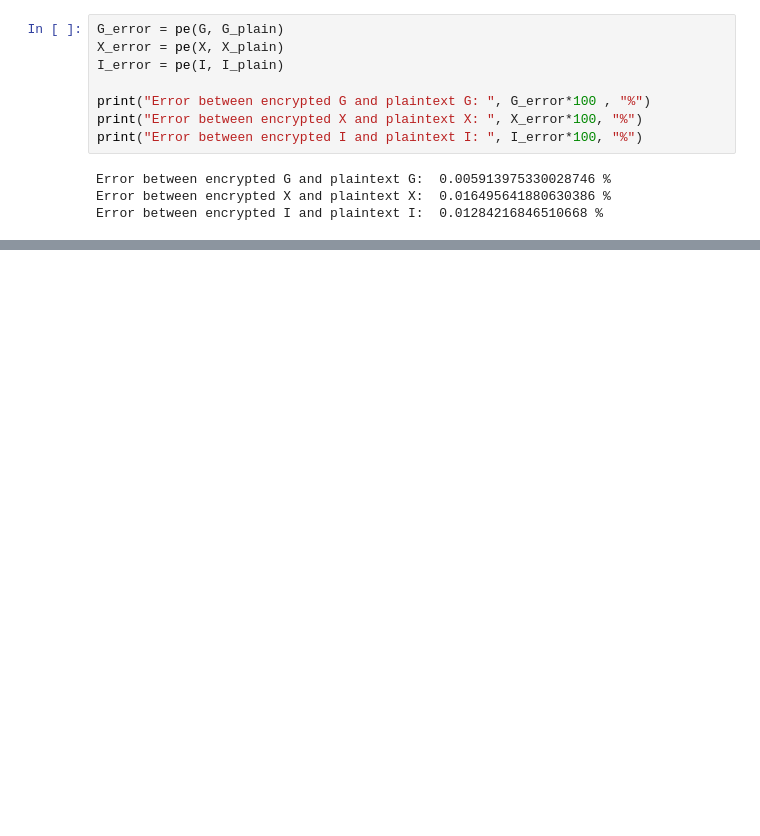
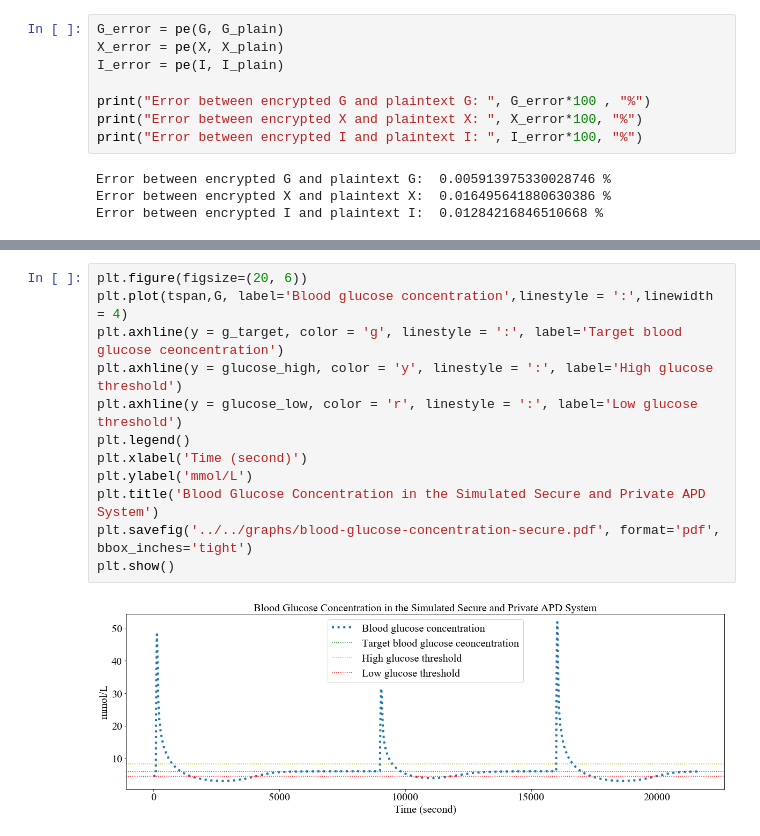
Before and after one commit to ht-weng/HETSA, a Jupyter notebook: MedicalApplications/pid-SEAL/LocalPID/plot.ipynb, the cells around one changed output, grey strips where cells are left out. Drawn from its saved outputs; the diff is of its cells as text; blank space fills up the shorter version.

```diff
--- a/MedicalApplications/pid-SEAL/LocalPID/plot.ipynb
+++ b/MedicalApplications/pid-SEAL/LocalPID/plot.ipynb
@@ -106,0 +126,14 @@ Error between encrypted I and plaintext I:  0.01284216846510668 %
+# %%
+plt.figure(figsize=(20, 6))
+plt.plot(tspan,G, label='Blood glucose concentration',linestyle = ':',linewidth = 4)
+plt.axhline(y = g_target, color = 'g', linestyle = ':', label='Target blood glucose ceoncentration')
+plt.axhline(y = glucose_high, color = 'y', linestyle = ':', label='High glucose threshold')
+plt.axhline(y = glucose_low, color = 'r', linestyle = ':', label='Low glucose threshold')
+plt.legend()
+plt.xlabel('Time (second)')
+plt.ylabel('mmol/L')
+plt.title('Blood Glucose Concentration in the Simulated Secure and Private APD System')
+plt.savefig('../../graphs/blood-glucose-concentration-secure.pdf', format='pdf', bbox_inches='tight')
+plt.show()
+# %% [output]
+[figure, added]
```
Also changed, not shown: parts of 9 cells of this notebook, 2 other files.
